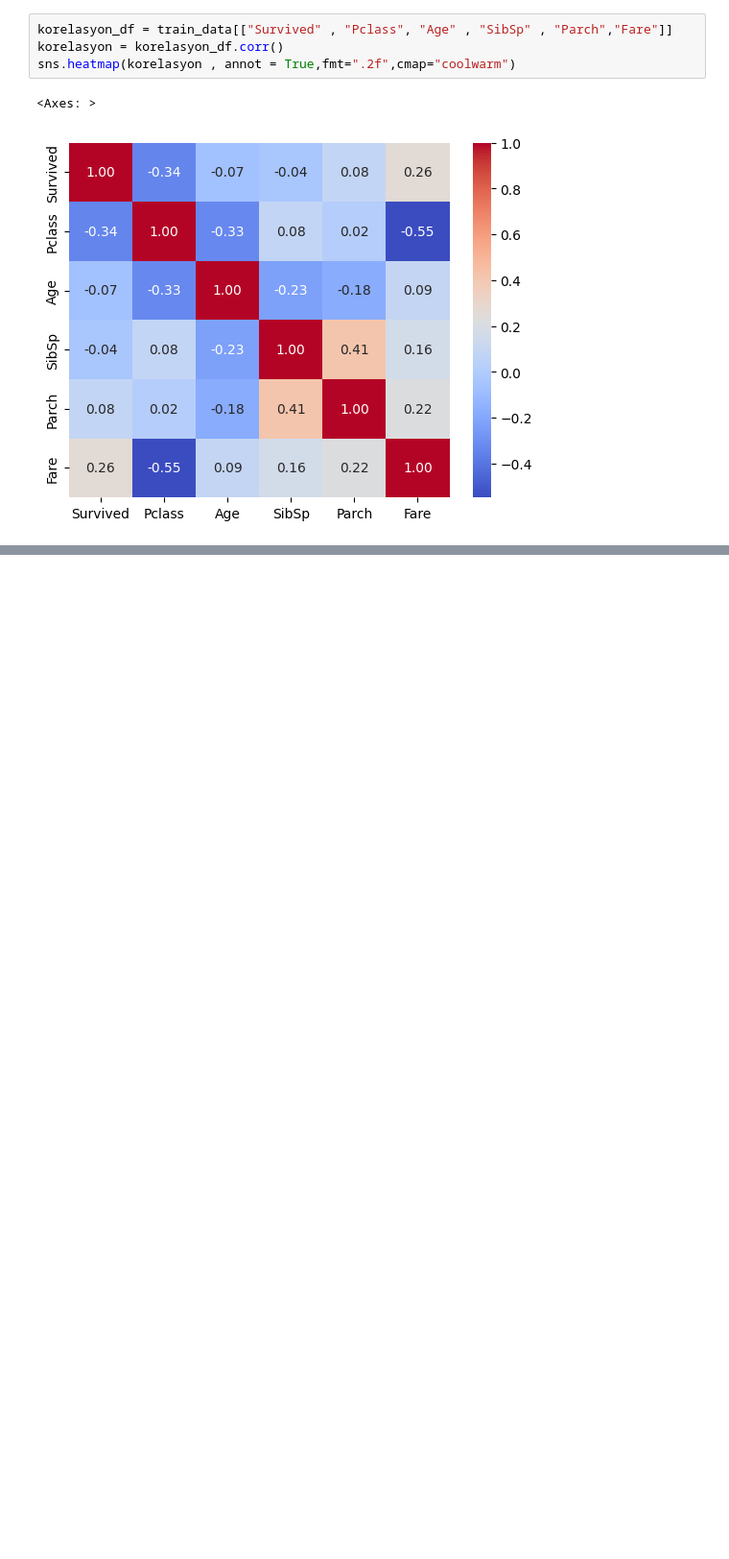
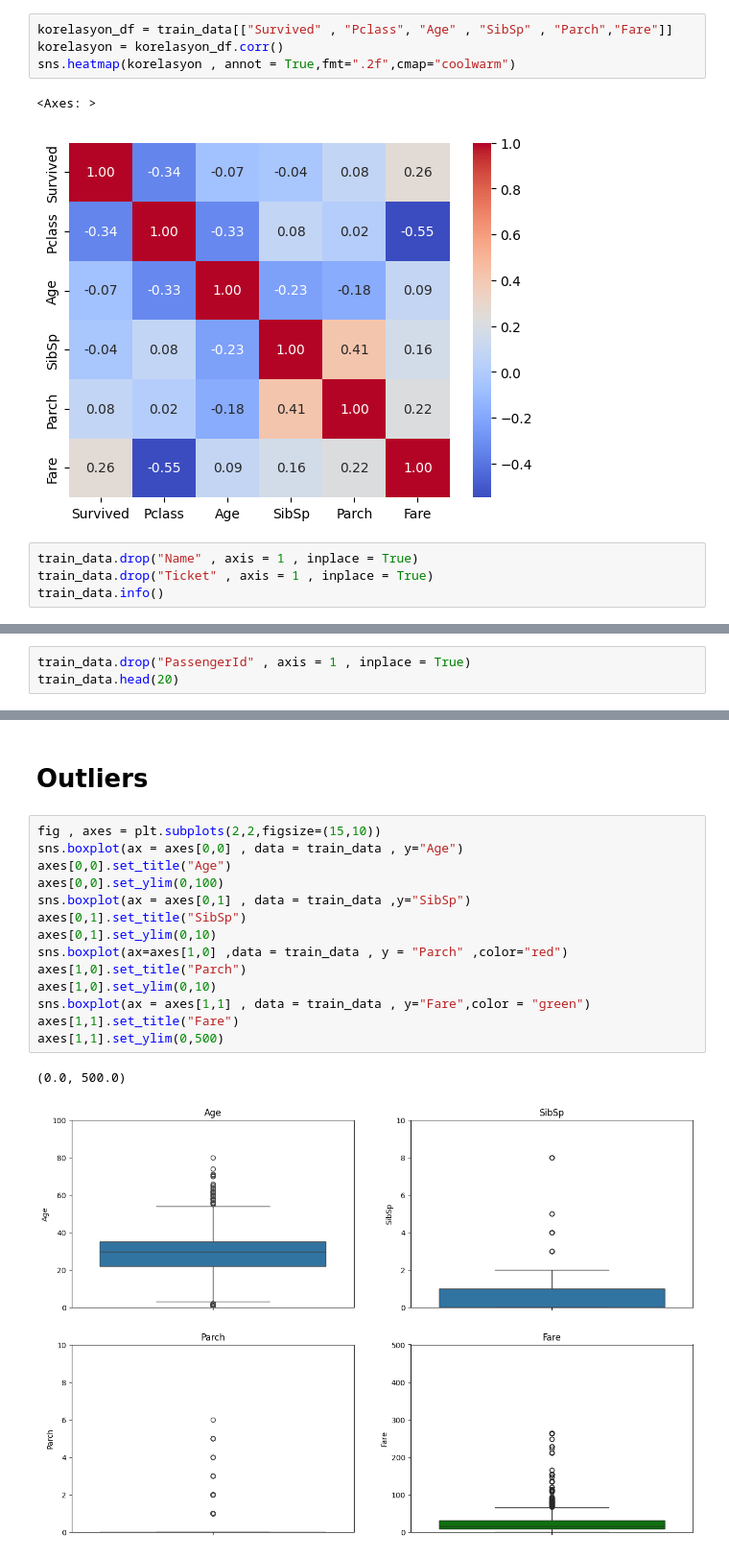
Before and after one commit to burakltnds/Kaggle_Notebook, a Jupyter notebook: titanic.ipynb, the cells around one changed output, grey strips where cells are left out. Shown at 96% size. Cells and saved outputs as stored; diff of their text form; blank space fills up the shorter version.

```diff
--- a/titanic.ipynb
+++ b/titanic.ipynb
@@ -119,3 +123,7 @@ sns.heatmap(korelasyon , annot = True,fmt=".2f",cmap="coolwarm")
 # %% [output]
 <Axes: >
 [figure]
+# %%
+train_data.drop("Name" , axis = 1 , inplace = True)
+train_data.drop("Ticket" , axis = 1 , inplace = True)
+train_data.info()
@@ -121,0 +147,3 @@ sns.heatmap(korelasyon , annot = True,fmt=".2f",cmap="coolwarm")
+# %%
+train_data.drop("PassengerId" , axis = 1 , inplace = True)
+train_data.head(20)
@@ -121,0 +168,19 @@ sns.heatmap(korelasyon , annot = True,fmt=".2f",cmap="coolwarm")
+# %% [markdown]
+# Outliers
+# %%
+fig , axes = plt.subplots(2,2,figsize=(15,10))
+sns.boxplot(ax = axes[0,0] , data = train_data , y="Age")
+axes[0,0].set_title("Age")
+axes[0,0].set_ylim(0,100)
+sns.boxplot(ax = axes[0,1] , data = train_data ,y="SibSp")
+axes[0,1].set_title("SibSp")
+axes[0,1].set_ylim(0,10)
+sns.boxplot(ax=axes[1,0] ,data = train_data , y = "Parch" ,color="red")
+axes[1,0].set_title("Parch")
+axes[1,0].set_ylim(0,10)
+sns.boxplot(ax = axes[1,1] , data = train_data , y="Fare",color = "green")
+axes[1,1].set_title("Fare")
+axes[1,1].set_ylim(0,500)
+# %% [output]
+(0.0, 500.0)
+[figure, added]
```
Also changed, not shown: parts of 10 cells of this notebook.
